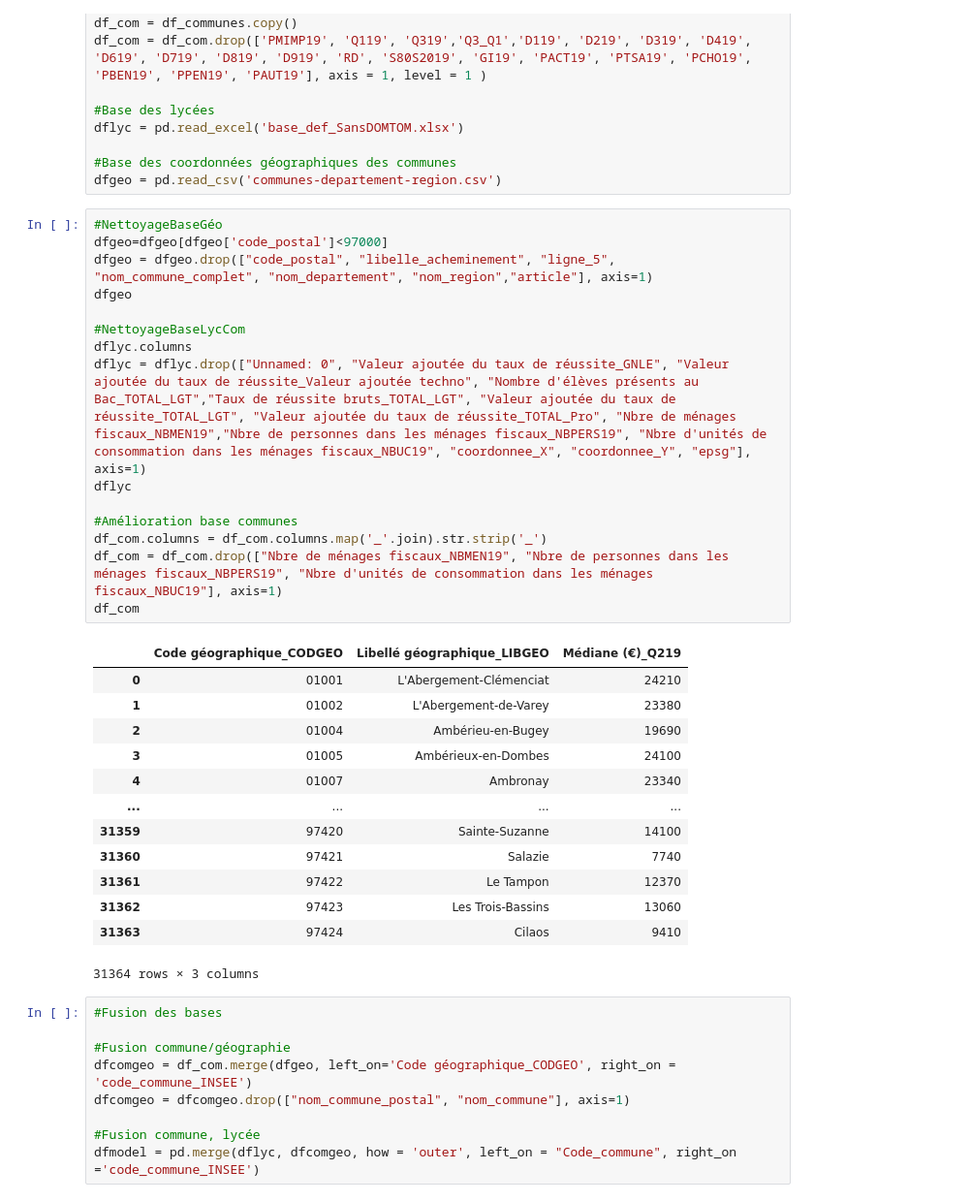
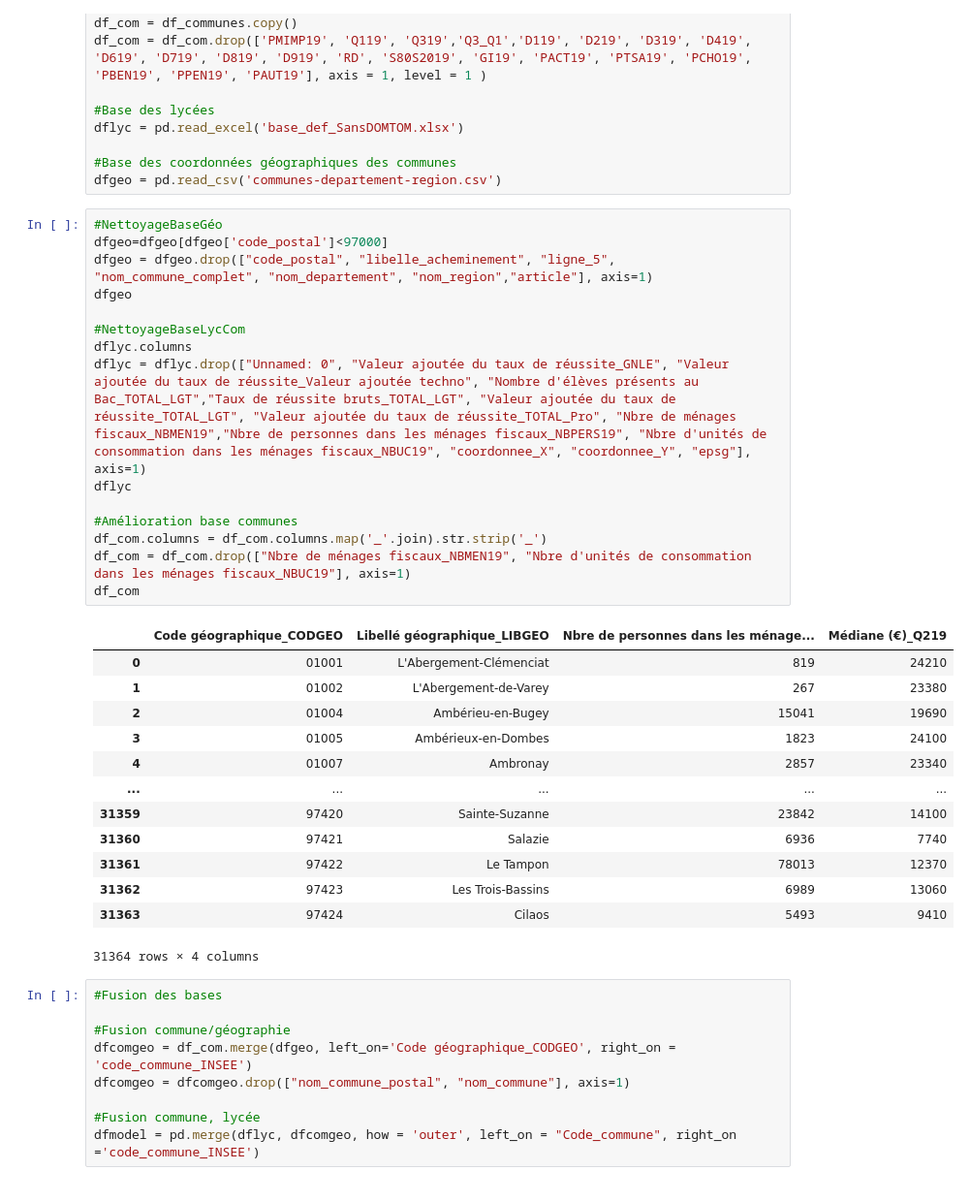
Before and after one commit to Acochepin/Python-2A---AC---JM---RS, a Jupyter notebook: Essais Juliet Proche Voisins.ipynb, the cells around one changed output. Shown at 97% size. Drawn from its saved outputs; the diff is of its cells as text.

```diff
--- a/Essais Juliet Proche Voisins.ipynb
+++ b/Essais Juliet Proche Voisins.ipynb
@@ -63,32 +63,32 @@ dfgeo = pd.read_csv('communes-departement-region.csv')
 # %%
 #NettoyageBaseGéo
 dfgeo=dfgeo[dfgeo['code_postal']<97000]
 dfgeo = dfgeo.drop(["code_postal", "libelle_acheminement", "ligne_5", "nom_commune_complet", "nom_departement", "nom_region","article"], axis=1)
 dfgeo
 
 #NettoyageBaseLycCom
 dflyc.columns
 dflyc = dflyc.drop(["Unnamed: 0", "Valeur ajoutée du taux de réussite_GNLE", "Valeur ajoutée du taux de réussite_Valeur ajoutée techno", "Nombre d'élèves présents au Bac_TOTAL_LGT","Taux de réussite bruts_TOTAL_LGT", "Valeur ajoutée du taux de réussite_TOTAL_LGT", "Valeur ajoutée du taux de réussite_TOTAL_Pro", "Nbre de ménages fiscaux_NBMEN19","Nbre de personnes dans les ménages fiscaux_NBPERS19", "Nbre d'unités de consommation dans les ménages fiscaux_NBUC19", "coordonnee_X", "coordonnee_Y", "epsg"], axis=1)
 dflyc
 
 #Amélioration base communes
 df_com.columns = df_com.columns.map('_'.join).str.strip('_')
-df_com = df_com.drop(["Nbre de ménages fiscaux_NBMEN19", "Nbre de personnes dans les ménages fiscaux_NBPERS19", "Nbre d'unités de consommation dans les ménages fiscaux_NBUC19"], axis=1)
+df_com = df_com.drop(["Nbre de ménages fiscaux_NBMEN19", "Nbre d'unités de consommation dans les ménages fiscaux_NBUC19"], axis=1)
 df_com
 # %% [output]
-|  | Code géographique_CODGEO | Libellé géographique_LIBGEO | Médiane (€)_Q219 |
-| 0 | 01001 | L'Abergement-Clémenciat | 24210 |
-| 1 | 01002 | L'Abergement-de-Varey | 23380 |
-| 2 | 01004 | Ambérieu-en-Bugey | 19690 |
-| 3 | 01005 | Ambérieux-en-Dombes | 24100 |
-| 4 | 01007 | Ambronay | 23340 |
-| ... | ... | ... | ... |
-| 31359 | 97420 | Sainte-Suzanne | 14100 |
-| 31360 | 97421 | Salazie | 7740 |
-| 31361 | 97422 | Le Tampon | 12370 |
-| 31362 | 97423 | Les Trois-Bassins | 13060 |
-| 31363 | 97424 | Cilaos | 9410 |
+|  | Code géographique_CODGEO | Libellé géographique_LIBGEO | Nbre de personnes dans les ménage... | Médiane (€)_Q219 |
+| 0 | 01001 | L'Abergement-Clémenciat | 819 | 24210 |
+| 1 | 01002 | L'Abergement-de-Varey | 267 | 23380 |
+| 2 | 01004 | Ambérieu-en-Bugey | 15041 | 19690 |
+| 3 | 01005 | Ambérieux-en-Dombes | 1823 | 24100 |
+| 4 | 01007 | Ambronay | 2857 | 23340 |
+| ... | ... | ... | ... | ... |
+| 31359 | 97420 | Sainte-Suzanne | 23842 | 14100 |
+| 31360 | 97421 | Salazie | 6936 | 7740 |
+| 31361 | 97422 | Le Tampon | 78013 | 12370 |
+| 31362 | 97423 | Les Trois-Bassins | 6989 | 13060 |
+| 31363 | 97424 | Cilaos | 5493 | 9410 |
-31364 rows × 3 columns
+31364 rows × 4 columns
 # %%
 #Fusion des bases
 
```
Also changed, not shown: parts of 5 cells of this notebook.
